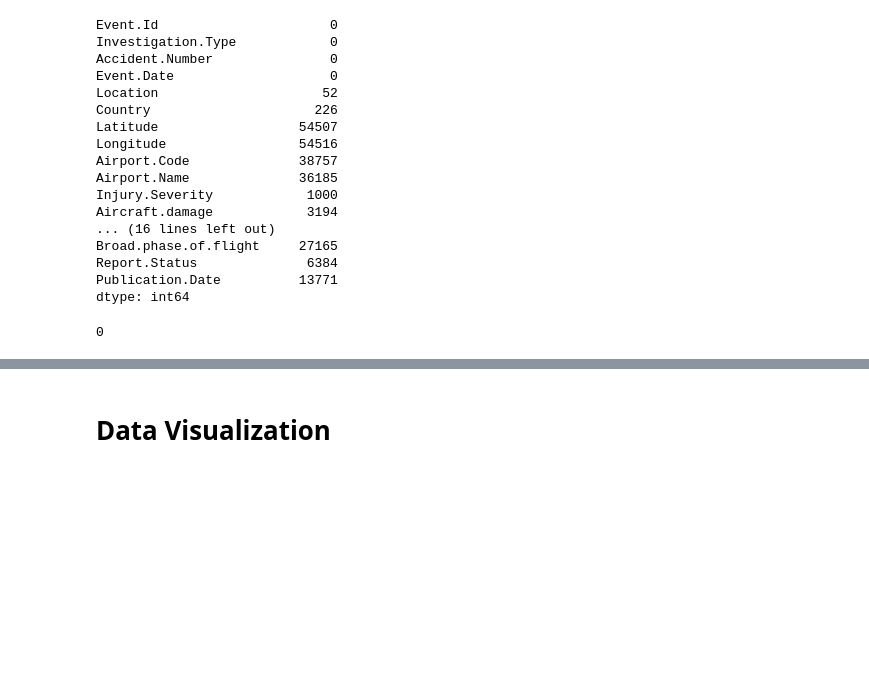
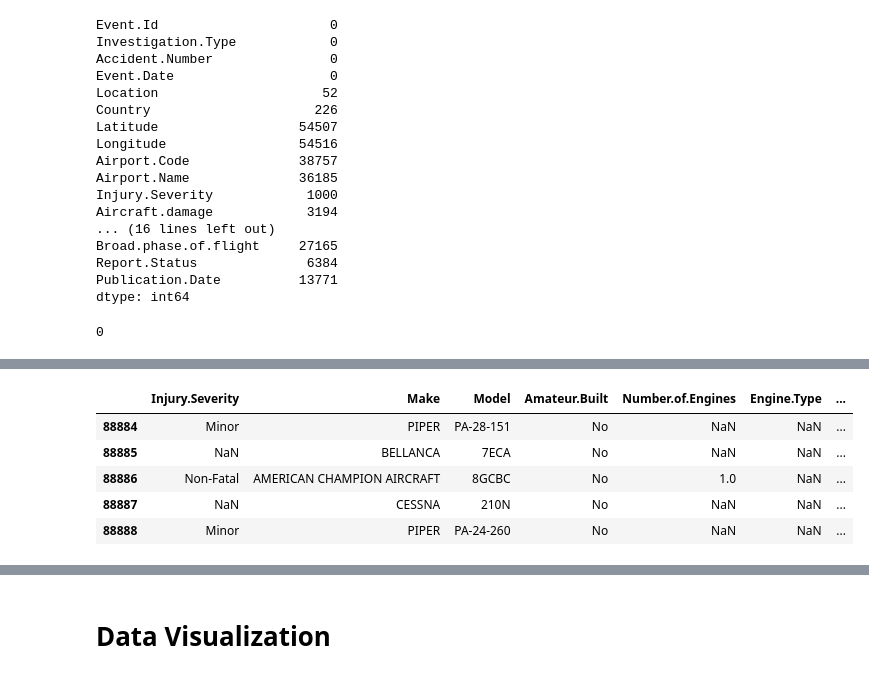
Before and after one commit to tingly-amua/Project---Aircraft-Risk, a Jupyter notebook: project.ipynb, the cells around one changed output, grey strips where cells are left out. Saved outputs shown, nothing was run; the diff lists cells and outputs as text; code cells hidden in the pictures; blank space fills up the shorter version.

```diff
--- a/project.ipynb
+++ b/project.ipynb
@@ -110,0 +117,9 @@ df.isna().sum()
+# %%
+df.tail()
+# %% [output]
+|  | Injury.Severity | Make | Model | Amateur.Built | Number.of.Engines | Engine.Type | ... |
+| 88884 | Minor | PIPER | PA-28-151 | No | NaN | NaN | ... |
+| 88885 | NaN | BELLANCA | 7ECA | No | NaN | NaN | ... |
+| 88886 | Non-Fatal | AMERICAN CHAMPION AIRCRAFT | 8GCBC | No | 1.0 | NaN | ... |
+| 88887 | NaN | CESSNA | 210N | No | NaN | NaN | ... |
+| 88888 | Minor | PIPER | PA-24-260 | No | NaN | NaN | ... |
```
Also changed, not shown: parts of 23 cells of this notebook.
